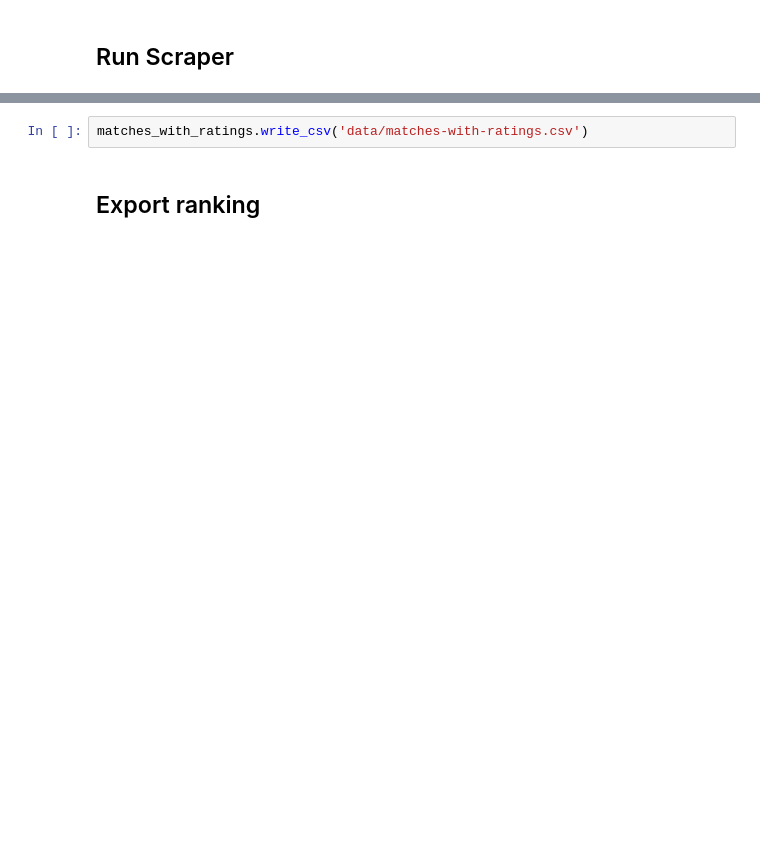
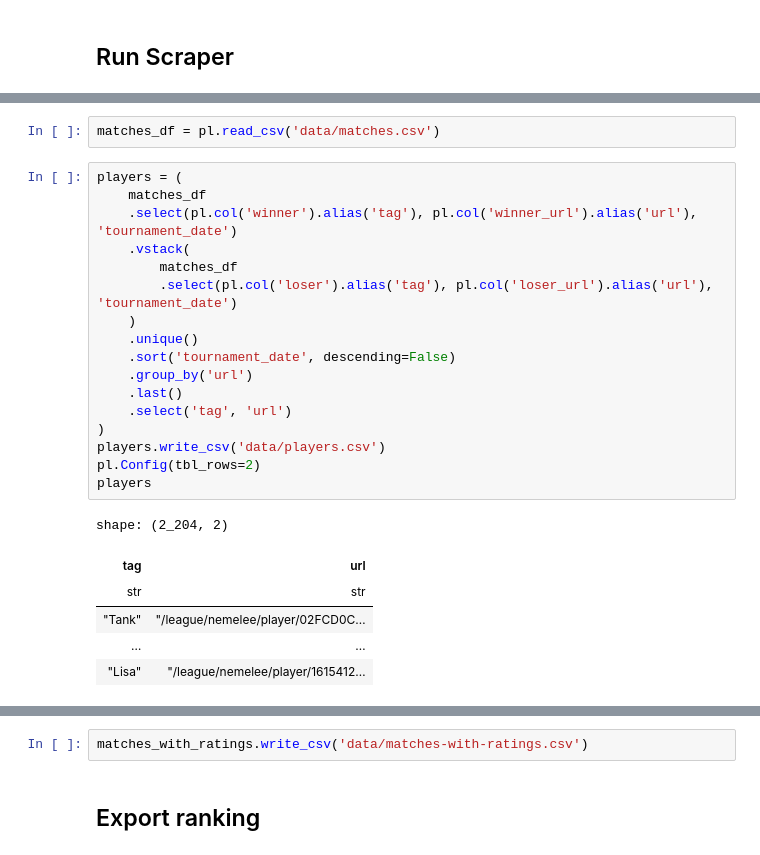
Before and after one commit to agiera/braacket-scraper, a Jupyter notebook: scraper-human.ipynb, the cells around one changed output, grey strips where cells are left out. Cells and saved outputs as stored; diff of their text form; blank space fills up the shorter version.

```diff
--- a/scraper-human.ipynb
+++ b/scraper-human.ipynb
@@ -186 +275,27 @@ shape: (182, 7)
+# %%
+matches_df = pl.read_csv('data/matches.csv')
+# %%
+players = (
+    matches_df
+    .select(pl.col('winner').alias('tag'), pl.col('winner_url').alias('url'), 'tournament_date')
+    .vstack(
+        matches_df
+        .select(pl.col('loser').alias('tag'), pl.col('loser_url').alias('url'), 'tournament_date')
+    )
+    .unique()
+    .sort('tournament_date', descending=False)
+    .group_by('url')
+    .last()
+    .select('tag', 'url')
+)
+players.write_csv('data/players.csv')
+pl.Config(tbl_rows=2)
+players
+# %% [output]
+shape: (2_204, 2)
+| tag | url |
+| str | str |
+| "Tank" | "/league/nemelee/player/02FCD0C… |
+| … | … |
+| "Lisa" | "/league/nemelee/player/1615412… |
 # %% [markdown]
```
Also changed, not shown: parts of 30 cells of this notebook, 7 other files.
